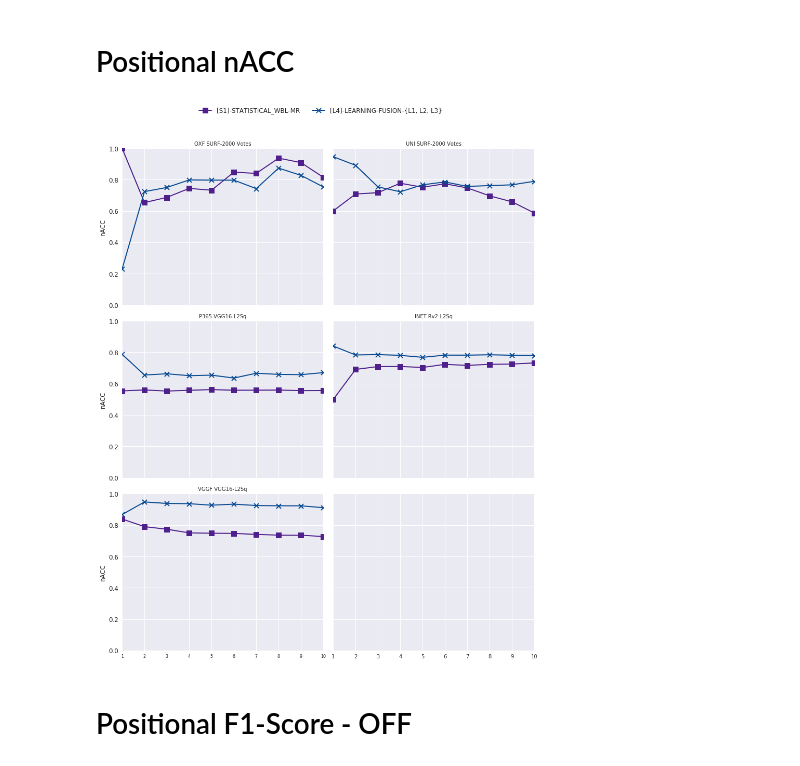
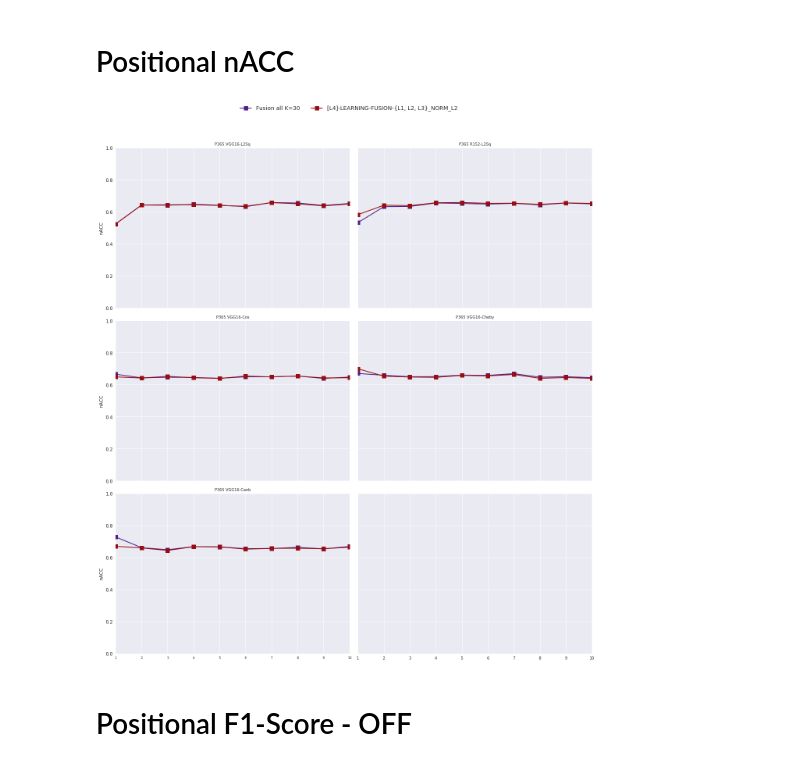
Before and after one commit to alberto-oliveira/ret-mr-learning, a Jupyter notebook: source/notebooks/irp_evaluation.v3.ipynb, the cells around one changed output. Saved outputs shown, nothing was run; the diff lists cells and outputs as text; code cells hidden in the pictures.

```diff
--- a/source/notebooks/irp_evaluation.v3.ipynb
+++ b/source/notebooks/irp_evaluation.v3.ipynb
@@ -72,13 +72,14 @@ evaluators = dict()
 #        'places365_001', 'places365_003', 'places365_002',
 #        'imagenet_001', 'imagenet_004', 'imagenet_003']
 
-keys = ['oxford_001', 'unicamp_001',
-        'places365_001', 'imagenet_001',
-        'vggfaces_001']
+keys = ['places365_001', 'places365_002',
+        'places365_003', 'places365_004',
+        'places365_005']
 
 aliases = dict(oxford_001='OXF SURF-2000 Votes', unicamp_001='UNI SURF-2000 Votes',
                places365_001='P365 VGG16-L2Sq', places365_002='P365 R152-L2Sq',
-               places365_003='P365 VGG16-Cos', vggfaces_001='VGGF VGG16-L2Sq',
+               places365_003='P365 VGG16-Cos', places365_004='P365 VGG16-Cheby',
+               places365_005='P365 VGG16-Canb', vggfaces_001='VGGF VGG16-L2Sq',
                vggfaces_002='VGGF VGG16-L2Sq + Pert', vggfaces_003='VGGF VGG16-Cos',
                imagenet_001='INET Rv2-L2Sq', imagenet_004='INET Rv2-Canb',
                imagenet_003='INET Rv2-Cheb')
@@ -94,41 +95,41 @@ with warnings.catch_warnings():
 # %%
 fig, axes = plt.subplots(3, 2, sharey=True, sharex=True)
 axes = axes.reshape(-1)
-fig.set_size_inches((12, 15))
+fig.set_size_inches((18, 20))
 
 
 for i, key in enumerate(keys):
     axes[i].set_title("{0:s}".format(aliases[key]), fontdict=titleargs)
 
 
     if i%2 == 0:
         ylb = 'nACC'
     else:
         ylb = None
 
     if i == 9 or i == 10:
         xlb = 'Rank Position'
     else:
         xlb = None
 
     try:
-        h, l = irp_results_pos_draw(evaluators[key].data, 10, ax=axes[i], measure='NACC', xlabel=xlb, ylabel=ylb)
+        h, l = irp_results_pos_draw(evaluators[key].data, evaluators[key].k, ax=axes[i], measure='NACC', xlabel=xlb, ylabel=ylb)
         hand = h
         lab = l
     except:
         pass
 
 
     if i == len(keys)-1:
         fig.legend(hand, lab, fancybox=True, shadow=True, loc='upper center', bbox_to_anchor=[0.5, 1.0], ncol=2,
                   fontsize='large')
 
 
 fig.tight_layout()
 plt.subplots_adjust(top=0.92)
 #plt.savefig('/home/alberto/Dropbox/ICASSP-2019_ML_Relevance_Prediction/tex/figures/ICASSP_2019_Pos-NACC.svg')
 # %% [output]
-[figure, old version]
+[figure, new version]
 # %% [markdown]
 # Positional F1-Score - OFF
 # %%
```
Also changed, not shown: parts of 1 cell of this notebook, 59 other files.
